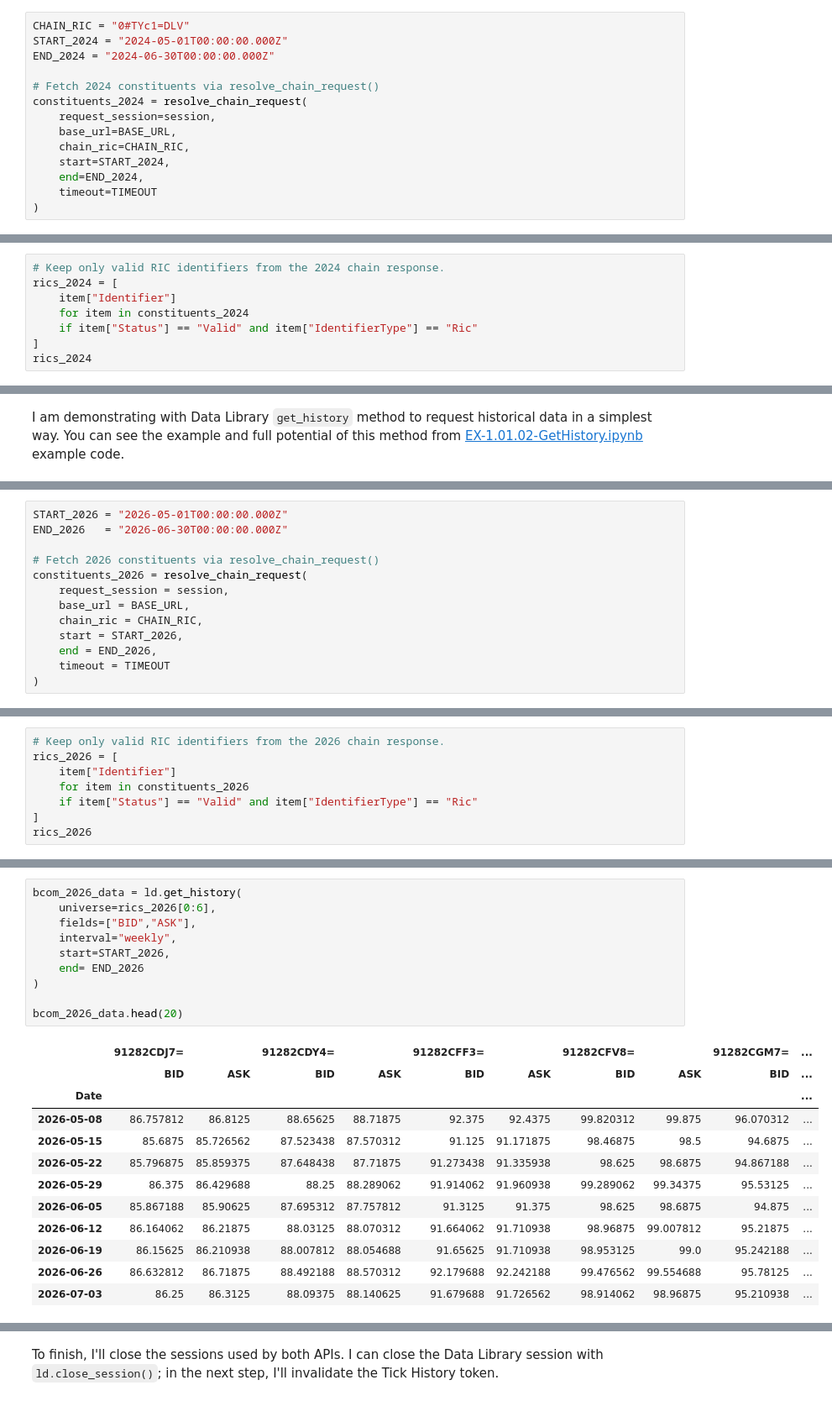
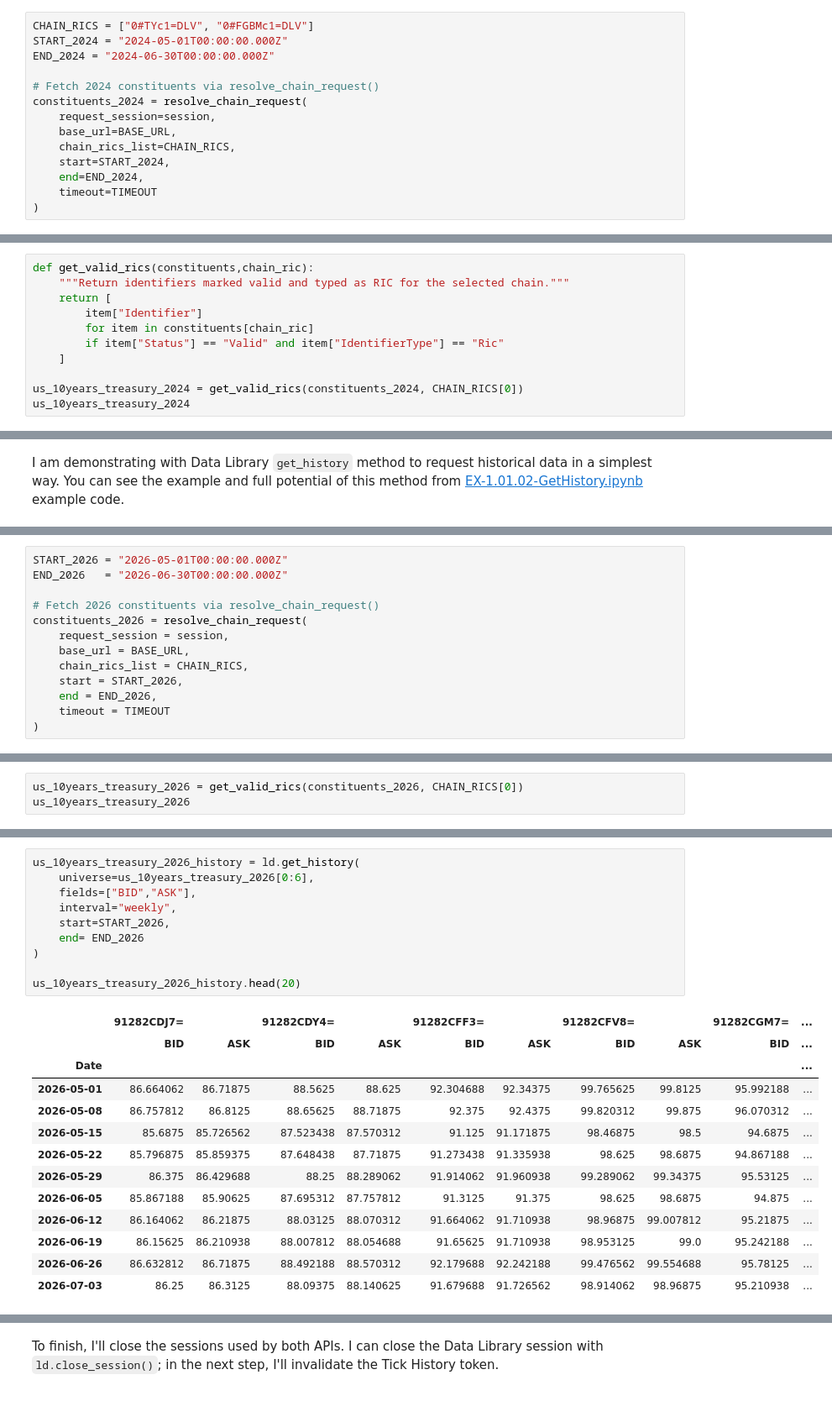
Before and after one commit to LSEG-API-Samples/Aticle.TickHistory.DataLibrary.ChainHistoryRetrieval, a Jupyter notebook: notebook/chainhistory_tickhistory_ld.ipynb, the cells around one changed output, grey strips where cells are left out. Shown at 84% size. Saved outputs shown, nothing was run; the diff lists cells and outputs as text.

```diff
--- a/notebook/chainhistory_tickhistory_ld.ipynb
+++ b/notebook/chainhistory_tickhistory_ld.ipynb
@@ -121,5 +129,5 @@ Lets make a first `/Search/HistoricalChainResolution` endpoint call via `resolve
 # %%
-CHAIN_RIC = "0#TYc1=DLV"
+CHAIN_RICS = ["0#TYc1=DLV", "0#FGBMc1=DLV"]
 START_2024 = "2024-05-01T00:00:00.000Z"
 END_2024 = "2024-06-30T00:00:00.000Z"
 
@@ -127,7 +135,7 @@ END_2024 = "2024-06-30T00:00:00.000Z"
 constituents_2024 = resolve_chain_request(
     request_session=session,
     base_url=BASE_URL,
-    chain_ric=CHAIN_RIC,
+    chain_rics_list=CHAIN_RICS,
     start=START_2024,
     end=END_2024,
     timeout=TIMEOUT
@@ -141,11 +152,14 @@ Once we got the response message that contains constituent RICs of that time, th
 # %%
-# Keep only valid RIC identifiers from the 2024 chain response.
-rics_2024 = [
-    item["Identifier"]
-    for item in constituents_2024
-    if item["Status"] == "Valid" and item["IdentifierType"] == "Ric"
-]
-rics_2024
+def get_valid_rics(constituents,chain_ric):
+    """Return identifiers marked valid and typed as RIC for the selected chain."""
+    return [
+        item["Identifier"]
+        for item in constituents[chain_ric]
+        if item["Status"] == "Valid" and item["IdentifierType"] == "Ric"
+    ]
+
+us_10years_treasury_2024 = get_valid_rics(constituents_2024, CHAIN_RICS[0])
+us_10years_treasury_2024
 # %% [output]
 ['91282CBL4=',
  '91282CCB5=',
@@ -207,7 +252,7 @@ END_2026   = "2026-06-30T00:00:00.000Z"
 constituents_2026 = resolve_chain_request(
     request_session = session,
     base_url = BASE_URL,
-    chain_ric = CHAIN_RIC,
+    chain_rics_list = CHAIN_RICS,
     start = START_2026,
     end = END_2026,
     timeout = TIMEOUT
@@ -219,11 +265,6 @@ Tick History:  19 constituents returned
 # %%
-# Keep only valid RIC identifiers from the 2026 chain response.
-rics_2026 = [
-    item["Identifier"]
-    for item in constituents_2026
-    if item["Status"] == "Valid" and item["IdentifierType"] == "Ric"
-]
-rics_2026
+us_10years_treasury_2026 = get_valid_rics(constituents_2026, CHAIN_RICS[0])
+us_10years_treasury_2026
 # %% [output]
 ['91282CDJ7=',
  '91282CDY4=',
@@ -289,17 +370,18 @@ Now I am using the Data Library `get_history` method to request historical data
 # %%
-bcom_2026_data = ld.get_history(
-    universe=rics_2026[0:6],
+us_10years_treasury_2026_history = ld.get_history(
+    universe=us_10years_treasury_2026[0:6],
     fields=["BID","ASK"],
     interval="weekly",
     start=START_2026,
     end= END_2026
 )
 
-bcom_2026_data.head(20)
+us_10years_treasury_2026_history.head(20)
 # %% [output]
 |  | 91282CDJ7= |  | 91282CDY4= |  | 91282CFF3= |  | 91282CFV8= |  | 91282CGM7= | ... |
 |  | BID | ASK | BID | ASK | BID | ASK | BID | ASK | BID | ... |
 | Date |  |  |  |  |  |  |  |  |  | ... |
+| 2026-05-01 | 86.664062 | 86.71875 | 88.5625 | 88.625 | 92.304688 | 92.34375 | 99.765625 | 99.8125 | 95.992188 | ... |
 | 2026-05-08 | 86.757812 | 86.8125 | 88.65625 | 88.71875 | 92.375 | 92.4375 | 99.820312 | 99.875 | 96.070312 | ... |
 | 2026-05-15 | 85.6875 | 85.726562 | 87.523438 | 87.570312 | 91.125 | 91.171875 | 98.46875 | 98.5 | 94.6875 | ... |
 | 2026-05-22 | 85.796875 | 85.859375 | 87.648438 | 87.71875 | 91.273438 | 91.335938 | 98.625 | 98.6875 | 94.867188 | ... |
```
Also changed, not shown: parts of 18 cells of this notebook.
